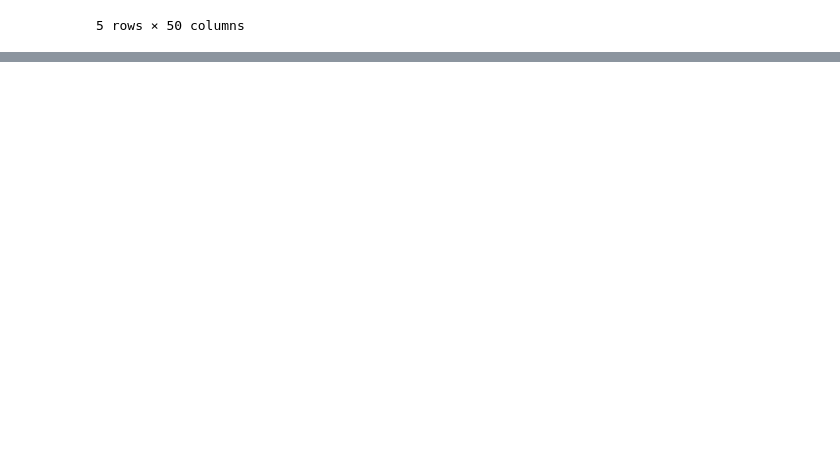
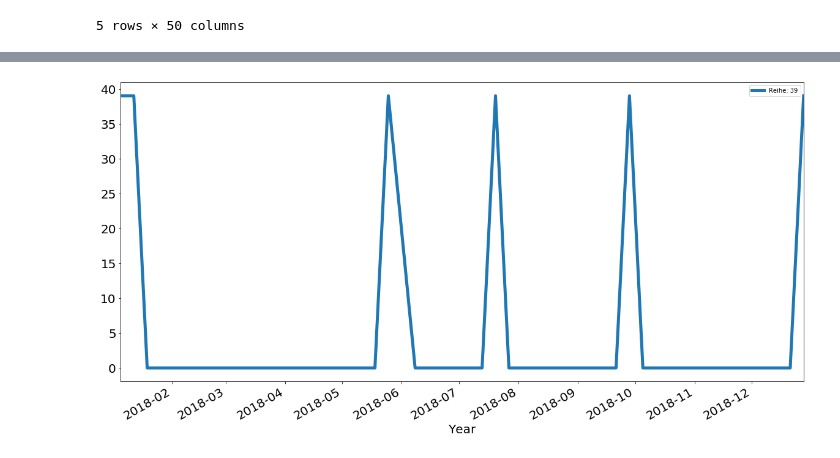
Before and after one commit to RepomanGithub/Timeseries_Binary_Data, a Jupyter notebook: timeseries_analysis.ipynb, the cells around one changed output, grey strips where cells are left out. Drawn from its saved outputs; the diff is of its cells as text; code cells hidden in the pictures; blank space fills up the shorter version.

```diff
--- a/timeseries_analysis.ipynb
+++ b/timeseries_analysis.ipynb
@@ -200,0 +152,6 @@ columns
+# %%
+data39 = df[['Reihe: 39']]
+data39.rolling(1).mean().plot(figsize=(20,10), linewidth=5, fontsize=20)
+plt.xlabel('Year', fontsize=20);
+# %% [output]
+[figure, added]
```
Also changed, not shown: parts of 13 cells of this notebook.
